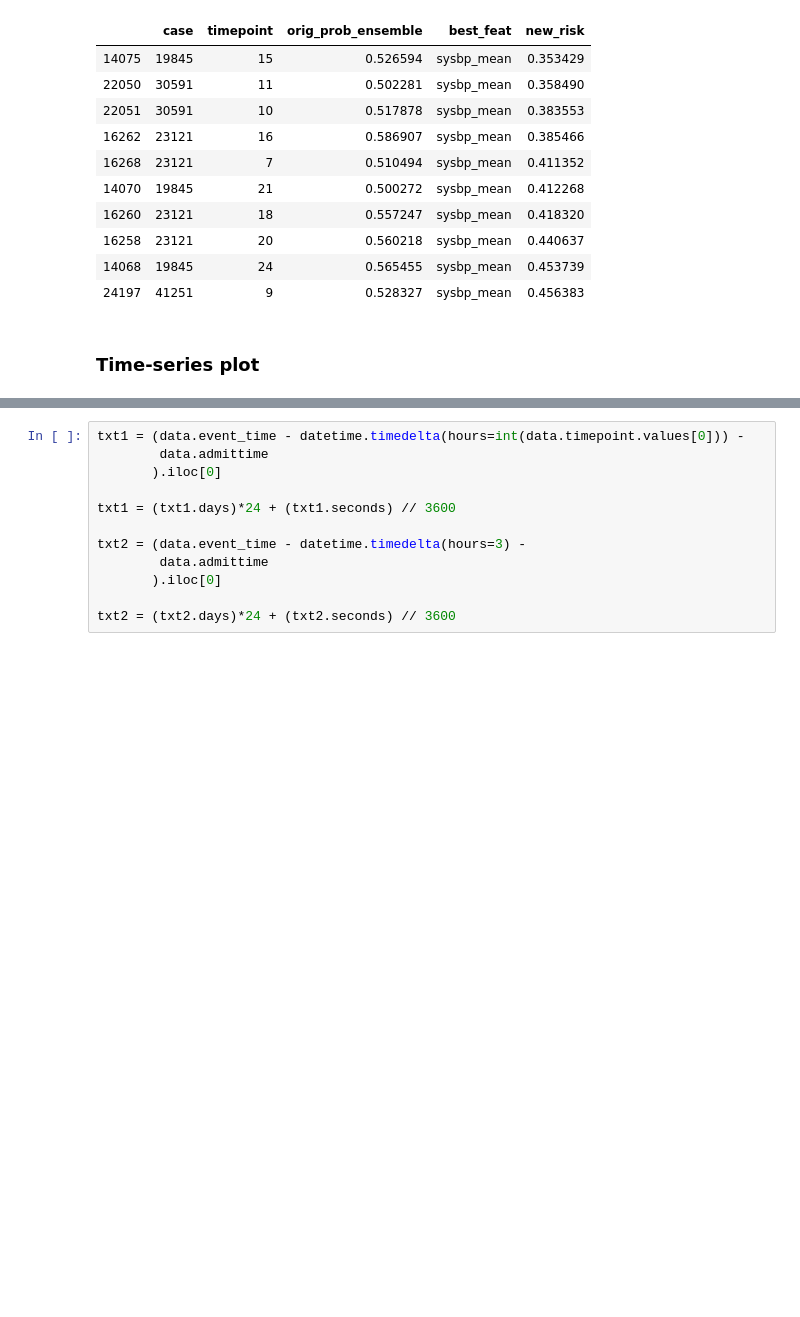
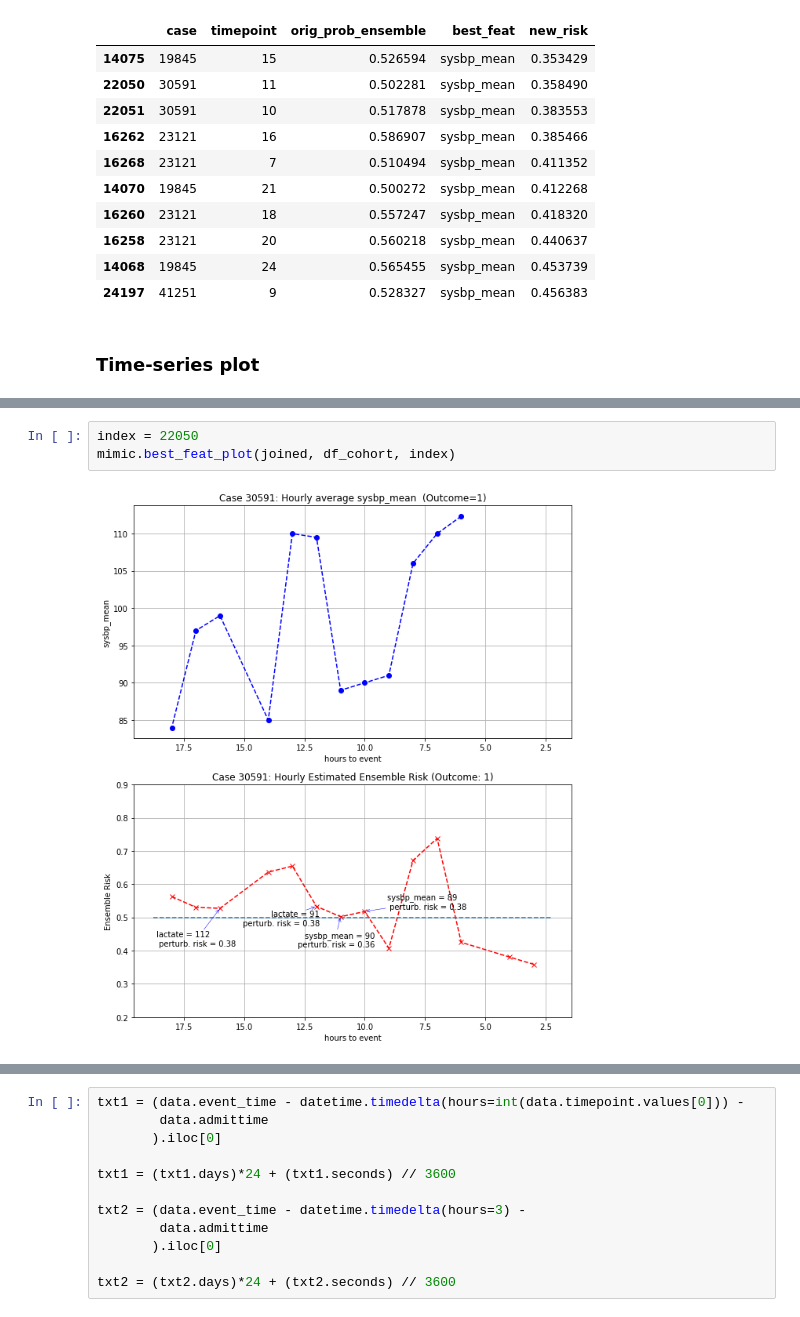
Before and after one commit to gstef80/MAgEC, a Jupyter notebook: MIMIC_ANNO.ipynb, the cells around one changed output, grey strips where cells are left out. Cells and saved outputs as stored; diff of their text form; blank space fills up the shorter version.

```diff
--- a/MIMIC_ANNO.ipynb
+++ b/MIMIC_ANNO.ipynb
@@ -235,3 +248,8 @@ joined[predicate][joined[predicate]['best_feat'] == 'sysbp_mean'][my_cols].\
+# %%
+index = 22050
+mimic.best_feat_plot(joined, df_cohort, index)
+# %% [output]
+[figure, added]
 # %%
 index = 14075
 case = 19845
```
Also changed, not shown: parts of 13 cells of this notebook, 1 other file.
